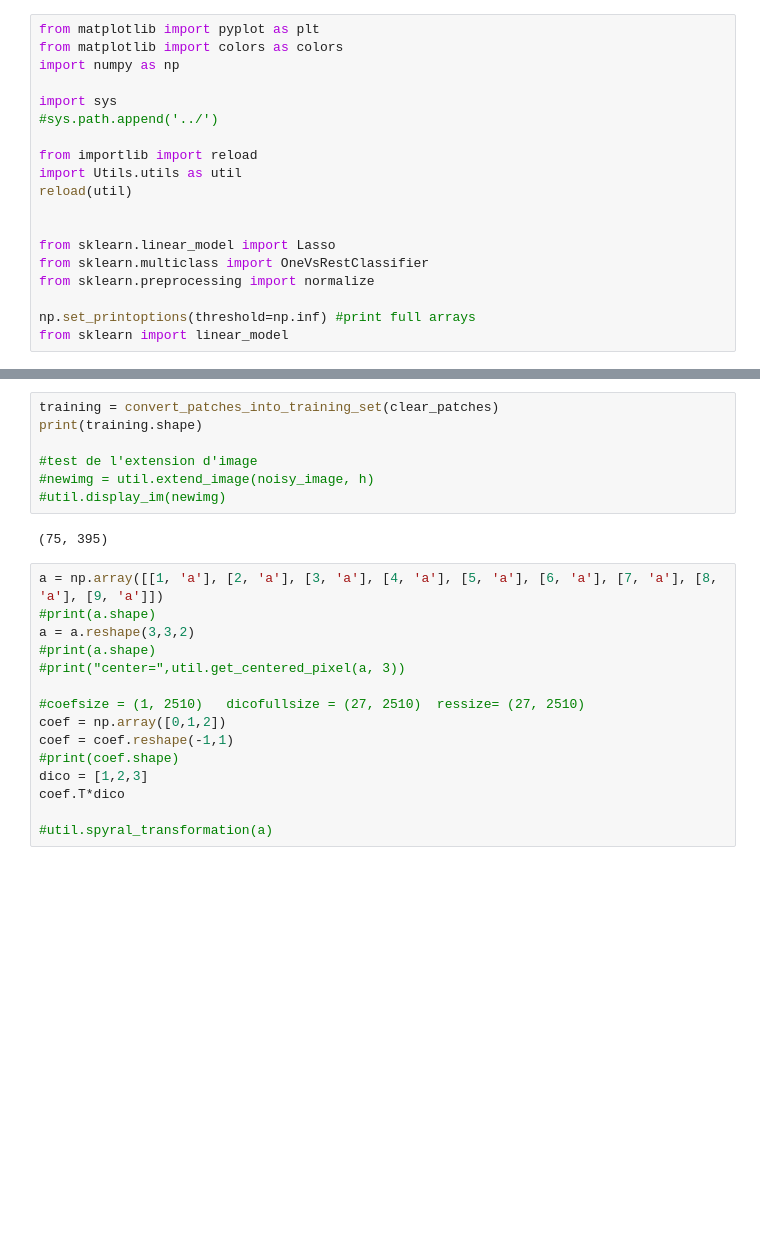
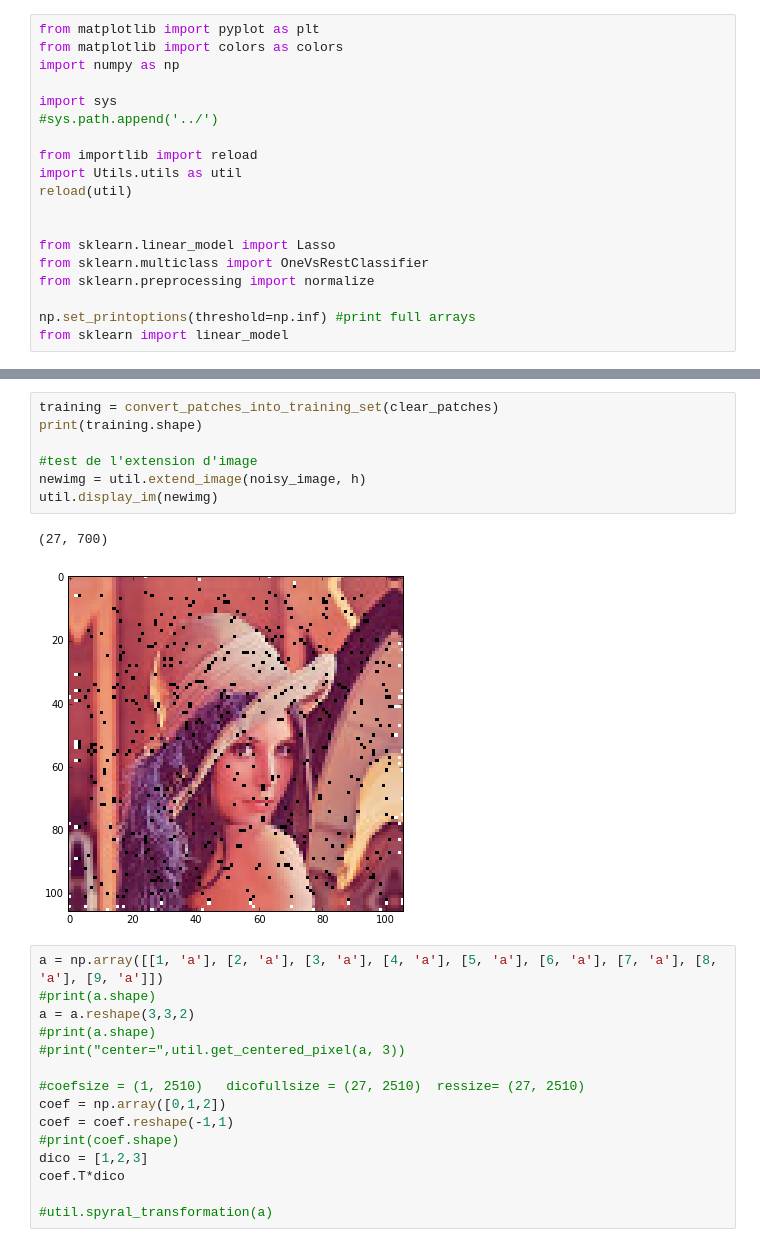
Before and after one commit to MaximeMarlot/arf-project, a Jupyter notebook: project_escargot.ipynb, the cells around one changed output, grey strips where cells are left out. Saved outputs shown, nothing was run; the diff lists cells and outputs as text; blank space fills up the shorter version.

```diff
--- a/project_escargot.ipynb
+++ b/project_escargot.ipynb
@@ -268,12 +295,13 @@ nbclear pacthes: 395
 # %%
 training = convert_patches_into_training_set(clear_patches)
 print(training.shape)
 
 #test de l'extension d'image
-#newimg = util.extend_image(noisy_image, h)
-#util.display_im(newimg)
+newimg = util.extend_image(noisy_image, h)
+util.display_im(newimg)
 # %% [output]
-(75, 395)
+(27, 700)
+[figure, added]
 # %%
 a = np.array([[1, 'a'], [2, 'a'], [3, 'a'], [4, 'a'], [5, 'a'], [6, 'a'], [7, 'a'], [8, 'a'], [9, 'a']])
 #print(a.shape)
```
Also changed, not shown: parts of 3 cells of this notebook, 21 other files.
